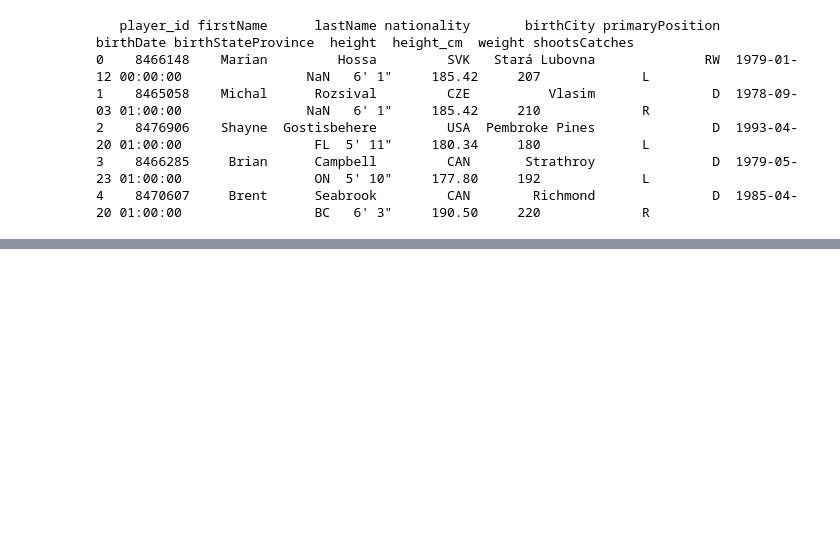
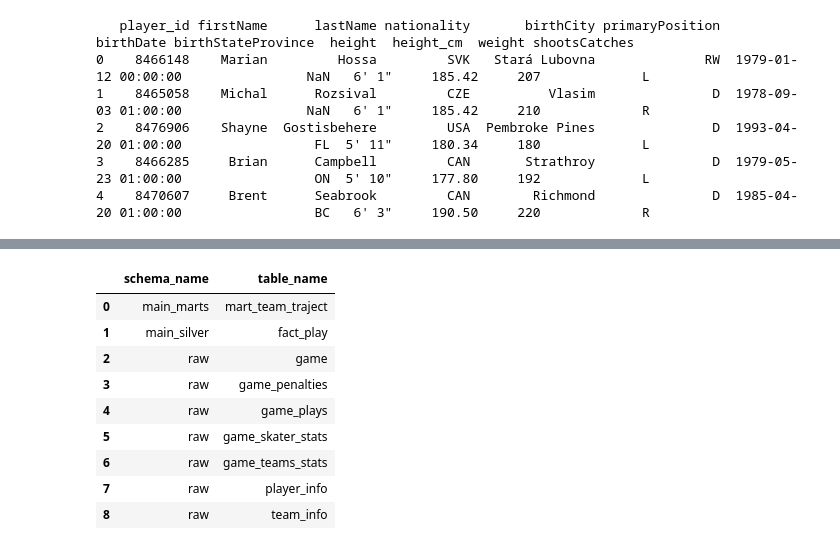
Before and after one commit to yhtande/nhl-practice, a Jupyter notebook: notebook/Untitled.ipynb, the cells around one changed output, grey strips where cells are left out. Cells and saved outputs as stored; diff of their text form; code cells hidden in the pictures; blank space fills up the shorter version.

```diff
--- a/notebook/Untitled.ipynb
+++ b/notebook/Untitled.ipynb
@@ -261,0 +295,15 @@ print(con.execute("SELECT * FROM raw.player_info LIMIT 5").fetchdf().to_string()
+# %%
+import duckdb
+con = duckdb.connect('/home/yanhan/projects/nhl-practice/nhl_raw.duckdb')
+con.execute("SELECT schema_name, table_name FROM duckdb_tables()").fetchdf()
+# %% [output]
+|  | schema_name | table_name |
+| 0 | main_marts | mart_team_traject |
+| 1 | main_silver | fact_play |
+| 2 | raw | game |
+| 3 | raw | game_penalties |
+| 4 | raw | game_plays |
+| 5 | raw | game_skater_stats |
+| 6 | raw | game_teams_stats |
+| 7 | raw | player_info |
+| 8 | raw | team_info |
```
Also changed, not shown: parts of 3 cells of this notebook, 3 other files.
